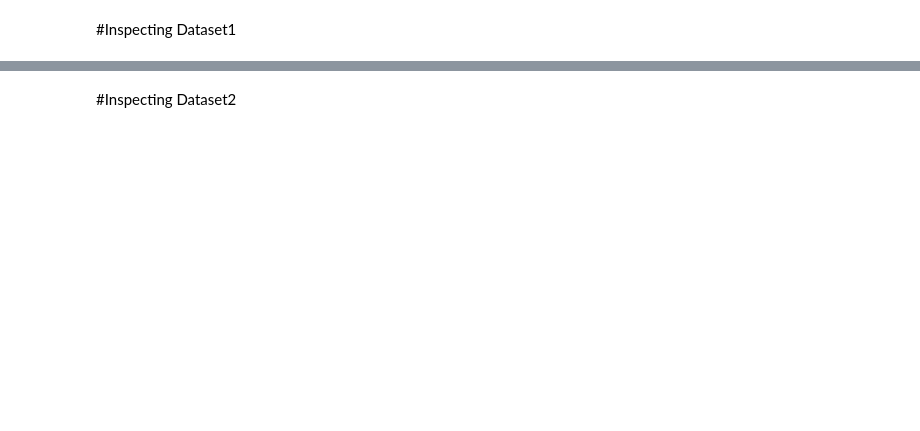
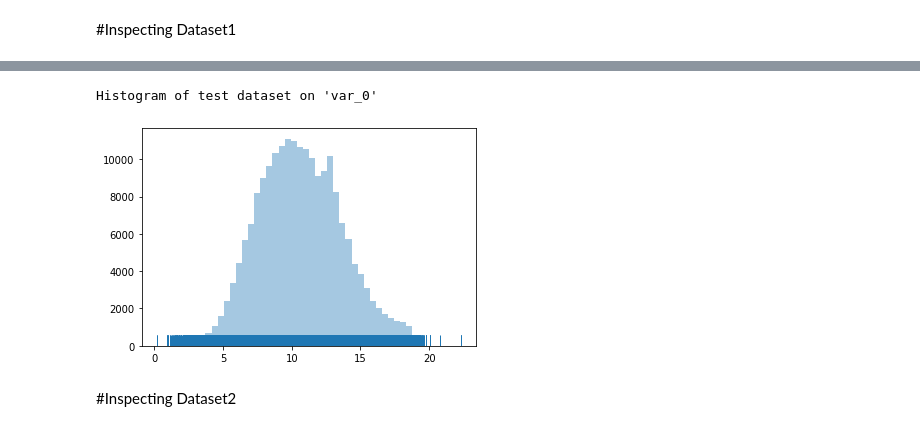
Before and after one commit to syedsauda/CE888, a Jupyter notebook: Assignment1/Assignment1.ipynb, the cells around one changed output, grey strips where cells are left out. Cells and saved outputs as stored; diff of their text form; code cells hidden in the pictures; blank space fills up the shorter version.

```diff
--- a/Assignment1/Assignment1.ipynb
+++ b/Assignment1/Assignment1.ipynb
@@ -104,2 +96,10 @@ print(data2_test)
+# %%
+y_df2 = data1_test[["var_0"]]
+y = y_df2.values.T[0]
+print("Histogram of test dataset on 'var_0'")
+sns_plot = sns.distplot(y, kde=False, rug=True)
+# %% [output]
+Histogram of test dataset on 'var_0'
+[figure, added]
 # %% [markdown]
 #Inspecting Dataset2
```
Also changed, not shown: parts of 4 cells of this notebook.
